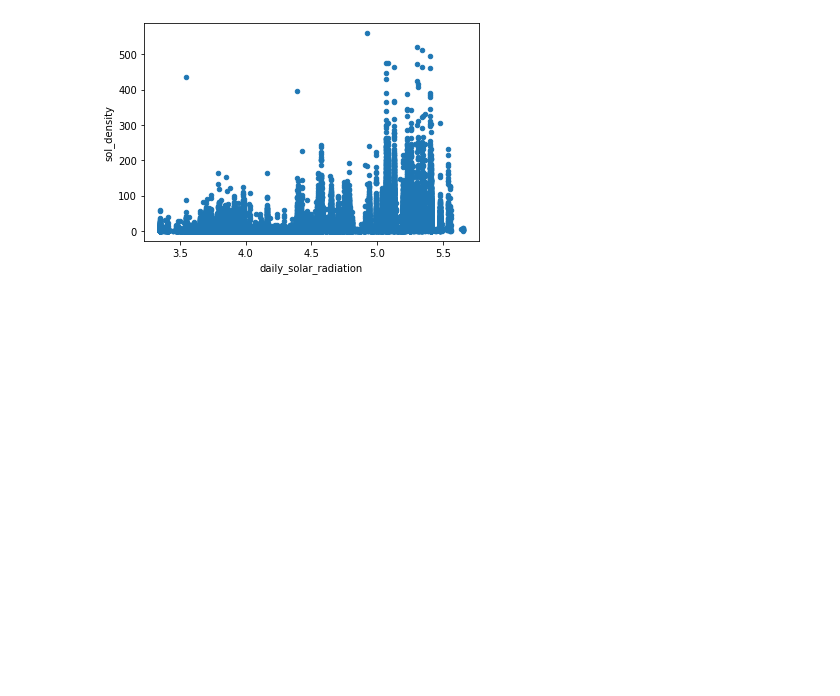
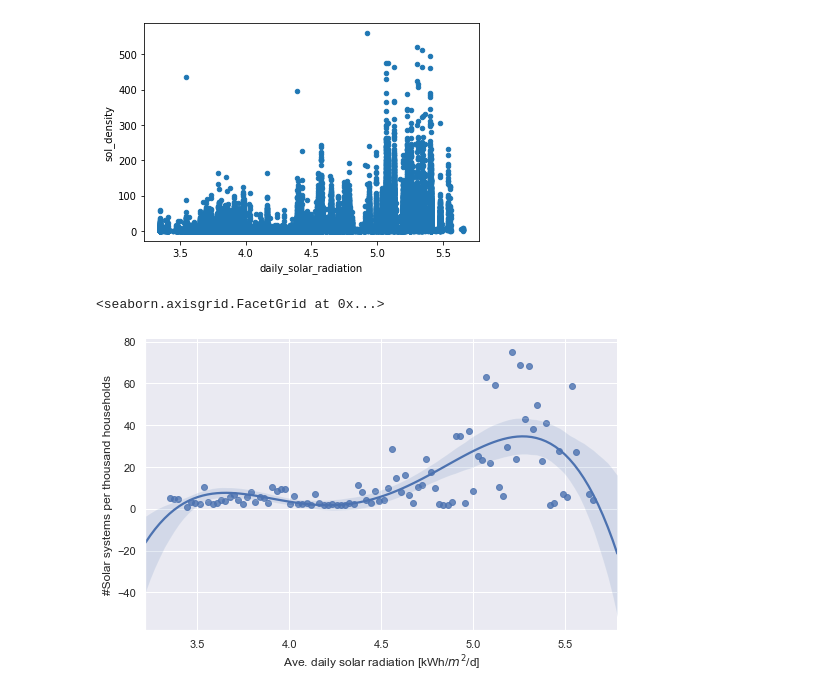
Before and after one commit to zs19930830/CMPE255, a Jupyter notebook: src/DeepSolarAnalysis.ipynb, the cells around one changed output. Drawn from its saved outputs; the diff is of its cells as text; code cells hidden in the pictures; blank space fills up the shorter version.

Commit message:
analysis and understanding data

```diff
--- a/src/DeepSolarAnalysis.ipynb
+++ b/src/DeepSolarAnalysis.ipynb
@@ -207,3 +201,48 @@ data.plot.scatter( x = 'daily_solar_radiation', y = 'sol_density')
 # %% [output]
 <matplotlib.axes._subplots.AxesSubplot at 0x...>
 [figure]
+# %%
+def CalcSolarDensityVsMeanOfColumn( df, col_name, col_grid ):
+    '''
+    INPUT:
+    df - A pandas dataframe from the DeepSolar dataframe
+    col_name - some numerical column in the dataframe other than 'sol_density'
+    col_grid - A grid of values that the column will be quantized into. e.g. the grid can be:
+               [0,1,2,3,...,100] and all values of the column will be rounded to the nearest grid point.
+    OUTPUT:
+    An array of the AVERAGED solar systems installations per thousand households across the grid point.
+    The function help plotting the 'sol_density' column vs. Other columns. How? Since we have a lot of data, a straight
+    forward scatter plot looks bad. Instead, we take any data column and reduce the number of points within it by "binning" of it's values
+    to a smaller grid. (Just like in a histogram). Then, per each bin, we calculate an average of all 'sol_density' values we have.
+    '''
+
+    # Init empty result list
+    solar_systems_per_thousand_households = []
+
+    # Quantize the column value according to the supplied grid, get back the indices
+    indices = np.digitize( df[col_name], np.sort(col_grid) )
+
+    # Go over grid values
+    for val in range(1,len(col_grid)+1):
+
+        # Get susbset of table
+        tmp = df.loc[ indices == val]
+
+        # Append the mean of solar systems density
+        solar_systems_per_thousand_households.append(np.mean(tmp['sol_density']))
+
+    return solar_systems_per_thousand_households
+# %%
+# calc the average density per each level of daily solar radiation
+n_grid_points = 100
+x = np.linspace(data['daily_solar_radiation'].min(), data['daily_solar_radiation'].max(), n_grid_points)
+y = CalcSolarDensityVsMeanOfColumn(data, 'daily_solar_radiation', x)
+
+# Plot
+d = {"Ave. daily solar radiation [kWh/$m^2$/d]": x, "#Solar systems per thousand households": y}
+sns.set(font_scale = 1)
+sns.lmplot(x = "Ave. daily solar radiation [kWh/$m^2$/d]", y = "#Solar systems per thousand households",
+           data = pd.DataFrame(d), ci = 95, order = 4, aspect = 1.5)
+# %% [output]
+<seaborn.axisgrid.FacetGrid at 0x...>
+[figure, added]
```
Also changed, not shown: parts of 7 cells of this notebook.
